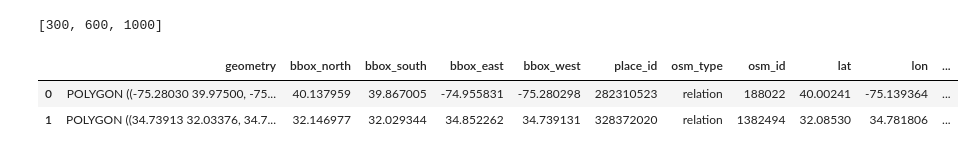
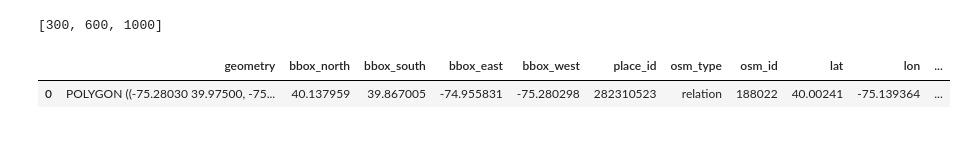
Before and after one commit to Bart-Breekveldt/Urban_Greenspace_Accessibility, a Jupyter notebook: Local Multiple Gravity Model.ipynb, the cells around one changed output. Saved outputs shown, nothing was run; the diff lists cells and outputs as text; code cells hidden in the pictures.

```diff
--- a/Local Multiple Gravity Model.ipynb
+++ b/Local Multiple Gravity Model.ipynb
@@ -21,10 +20,7 @@ import igraph
 
 start = time.time()
 
-#cities = ['Philadelphia, United States','Denver, United States','Ghent, Belgium','Amsterdam, Netherlands',
-#          'Dhaka Metropolitan, Bangladesh']
-
-cities = ['Philadelphia, United States','Tel Aviv, Israel']
+cities = ['Philadelphia, United States']
 
 # Assumptions
 thresholds = [300, 600, 1000] # route threshold in metres. WHO guideline speaks of access within 300m
@@ -41,20 +37,13 @@ thresholds
 # %%
 # Block 1 city boundaries
 
 warnings.filterwarnings("ignore")
-bound_df = pd.DataFrame()
-for i in range(len(cities)):
-    bound_df = pd.concat([bound_df, pd.DataFrame(ox.geocoder.geocode_to_gdf(cities[i]))])
-
-bound_df = bound_df.reset_index()
-bound_df = bound_df.loc[:,bound_df.columns!='index']
-bound_df = gpd.GeoDataFrame(bound_df, geometry = 'geometry', crs = 4326)
-bound_df.to_file(r'C:\Users\bartb\Downloads\bounds.shp')
+bound_df = ox.geocoder.geocode_to_gdf(cities)
+bound_df.to_file(r'D:/Dumps/City_boundaries/Boundaries_osm.shp')
 bound_df
 # %% [output]
 |  | geometry | bbox_north | bbox_south | bbox_east | bbox_west | place_id | osm_type | osm_id | lat | lon | ... |
 | 0 | POLYGON ((-75.28030 39.97500, -75... | 40.137959 | 39.867005 | -74.955831 | -75.280298 | 282310523 | relation | 188022 | 40.00241 | -75.139364 | ... |
-| 1 | POLYGON ((34.73913 32.03376, 34.7... | 32.146977 | 32.029344 | 34.852262 | 34.739131 | 328372020 | relation | 1382494 | 32.08530 | 34.781806 | ... |
 # %%
 # Block 2 Road networks
 
```
Also changed, not shown: parts of 11 cells of this notebook.
